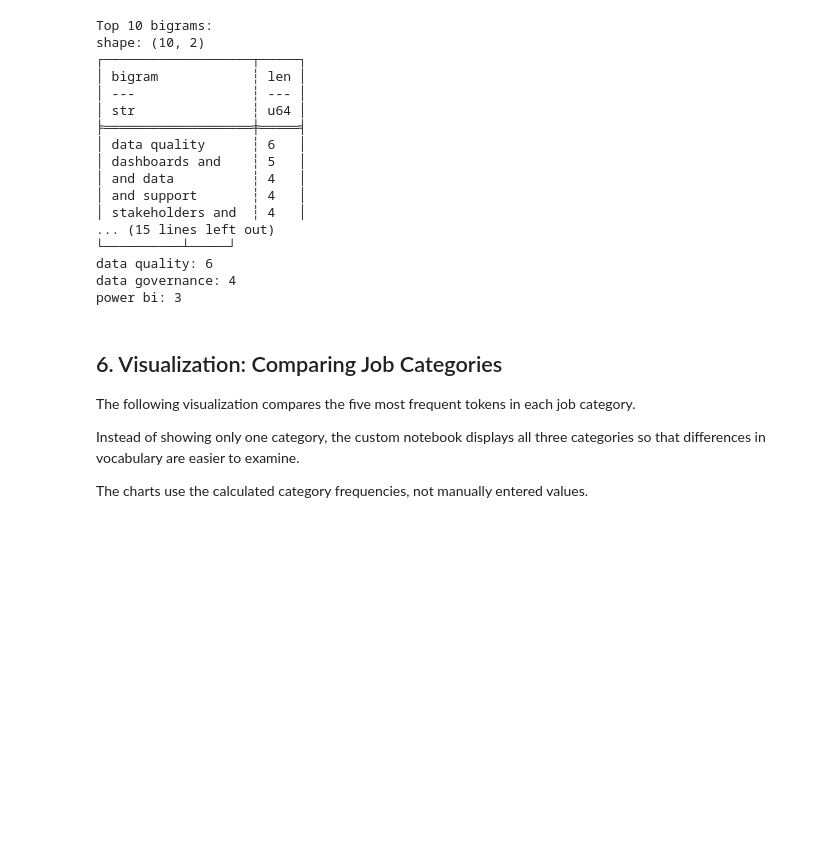
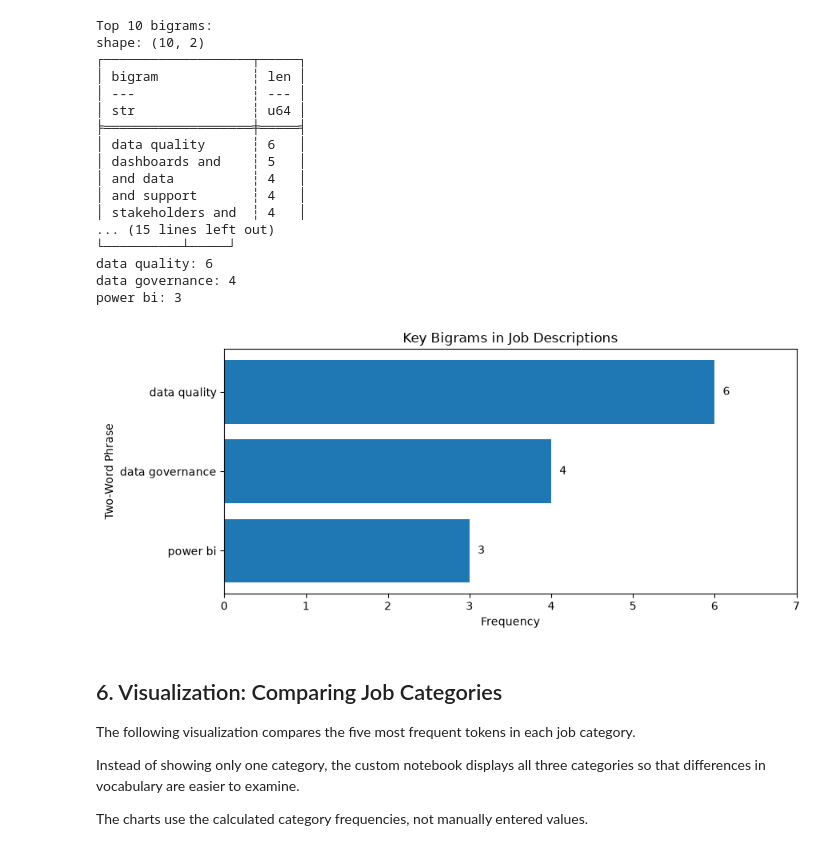
Before and after one commit to BethSpornitz/nlp-03-text-exploration-custom, a Jupyter notebook: notebooks/phase5_job_description_exploration.ipynb, the cells around one changed output. Cells and saved outputs as stored; diff of their text form; code cells hidden in the pictures; blank space fills up the shorter version.

Commit message:
Add bigram visualization to Phase 5 analysis

```diff
--- a/notebooks/phase5_job_description_exploration.ipynb
+++ b/notebooks/phase5_job_description_exploration.ipynb
@@ -327,6 +327,46 @@ shape: (10, 2)
 data quality: 6
 data governance: 4
 power bi: 3
+# %%
+# Visualize the most frequent two-word phrases.
+# Include the key phrases identified in our analysis.
+key_bigrams = ["data quality", "data governance", "power bi"]
+
+chart_data = bigram_freq_df.filter(pl.col("bigram").is_in(key_bigrams)).sort(
+    "len", descending=True
+)
+
+fig, ax = plt.subplots(figsize=(9, 4))
+
+ax.barh(
+    chart_data["bigram"].to_list(),
+    chart_data["len"].to_list(),
+)
+
+ax.invert_yaxis()
+ax.set_title("Key Bigrams in Job Descriptions")
+ax.set_xlabel("Frequency")
+ax.set_ylabel("Two-Word Phrase")
+
+for i, count in enumerate(chart_data["len"].to_list()):
+    ax.text(count + 0.1, i, str(count), va="center")
+
+ax.set_xlim(0, max(chart_data["len"].to_list()) + 1)
+plt.tight_layout()
+
+# Save the chart for GitHub Pages documentation.
+image_folder = ROOT_PATH / "docs" / "images"
+image_folder.mkdir(parents=True, exist_ok=True)
+
+fig.savefig(
+    image_folder / "job_description_key_bigrams.png",
+    dpi=150,
+    bbox_inches="tight",
+)
+
+plt.show()
+# %% [output]
+[figure, added]
 # %% [markdown]
 ## 6. Visualization: Comparing Job Categories
 
```
Also changed, not shown: 3 other files.
